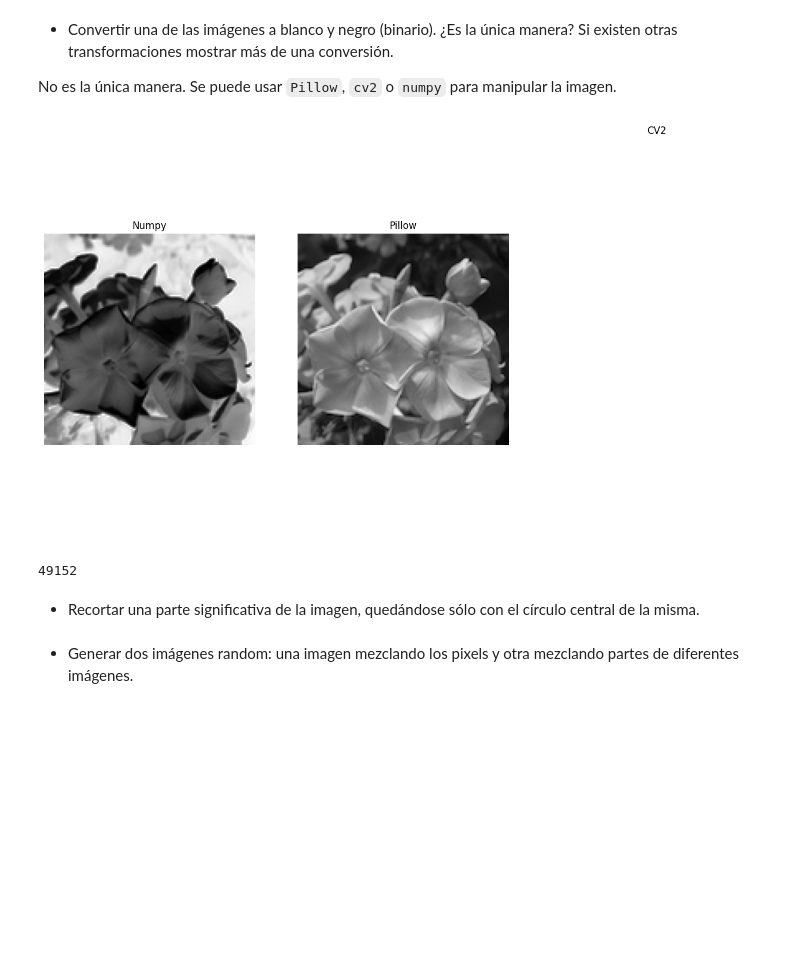
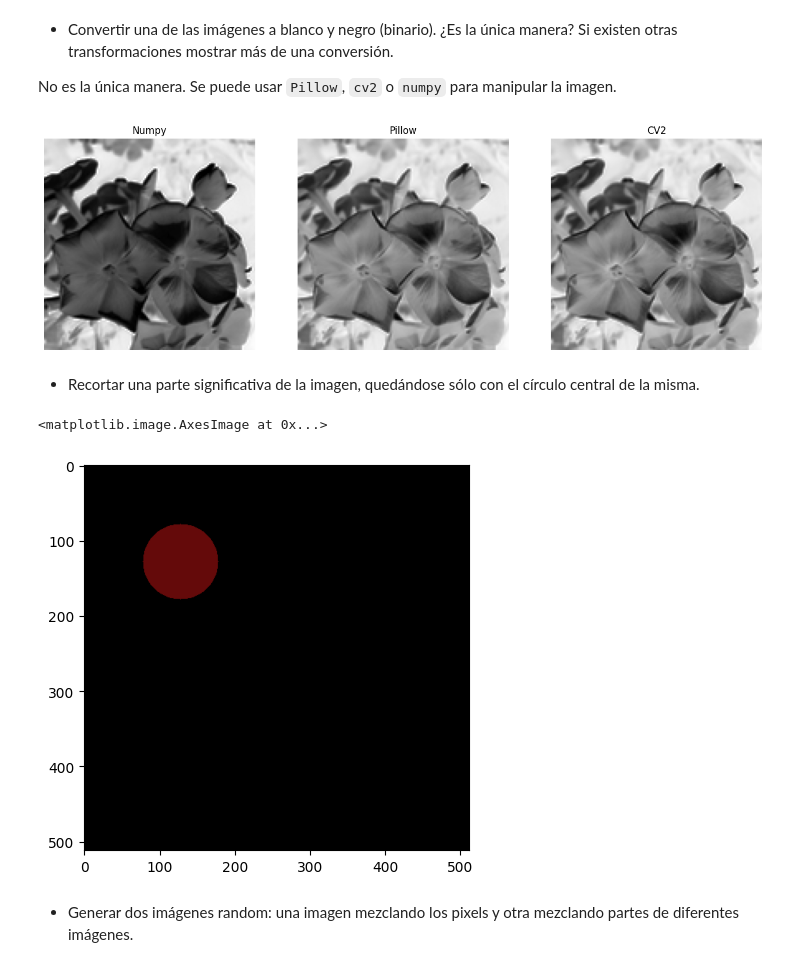
Before and after one commit to MasterUBA-DM-KD/DM_CyT, a Jupyter notebook: notebooks/TP1/preTP1.ipynb, the cells around one changed output. Drawn from its saved outputs; the diff is of its cells as text; code cells hidden in the pictures; blank space fills up the shorter version.

```diff
--- a/notebooks/TP1/preTP1.ipynb
+++ b/notebooks/TP1/preTP1.ipynb
@@ -72,24 +73,26 @@ No es la única manera. Se puede usar `Pillow`, `cv2` o `numpy` para manipular l
 # %%
 fig, axes = plt.subplots(1, 3, sharey=True, sharex=True, figsize=(16, 9))
 
 image_ = Image.open(images[1])
-image_gray = np.array(image_)[:,:,:]
-color_enhancer = ImageEnhance.Color(image_)
+image_PIL =  image_.convert('L')
 
-axes[0].imshow(image_gray[:,:,0], cmap='binary')
-axes[1].imshow(color_enhancer.enhance(0), cmap="gray")
+image_numpy = np.array(image_)[:,:,0]
+image_numpy = image_numpy[:,:]
+
+image_cv2 = cv2.imread(images[1])
+image_cv2 = cv2.cvtColor(image_cv2, cv2.COLOR_RGB2GRAY)
+
+axes[0].imshow(image_numpy, cmap='binary')
+axes[1].imshow(image_PIL, cmap='binary')
+axes[2].imshow(image_cv2, cmap="binary")
 
 axes[0].set_title("Numpy")
 axes[1].set_title("Pillow")
 axes[2].set_title("CV2")
 
 axes[0].axis('off')
 axes[1].axis('off')
 axes[2].axis('off')
 plt.show()
 # %% [output]
-[figure, old version]
+[figure, new version]
-# %%
-128*128*3
-# %% [output]
-49152
@@ -98,5 +99,33 @@ np.array(image_)[:,:,0]
 # %% [markdown]
 - Recortar una parte significativa de la imagen, quedándose sólo con el círculo central de la misma.
+# %%
+Img = np.zeros((512, 512, 3), np.uint8)
+
+# Window name in which image is displayed
+window_name = 'Image'
+
+# Center coordinates
+center_coordinates = (128, 128)
+
+# Radius of circle
+radius = 50
+
+# Red color in BGR
+color = (100, 10,10)
+
+# Line thickness of -1 px
+thickness = -2
+
+# Using cv2.circle() method
+# Draw a circle of red color of thickness -1 px
+image = cv2.circle(Img, center_coordinates, radius, color, thickness)
+
+# Displaying the image
+plt.figure(figsize=(5,5))
+plt.imshow(image)
+# %% [output]
+<matplotlib.image.AxesImage at 0x...>
+[figure, added]
 # %% [markdown]
 - Generar dos imágenes random: una imagen mezclando los pixels y otra mezclando partes de diferentes imágenes.
 # %% [markdown]
```
Also changed, not shown: parts of 2 cells of this notebook, 2 other files.
